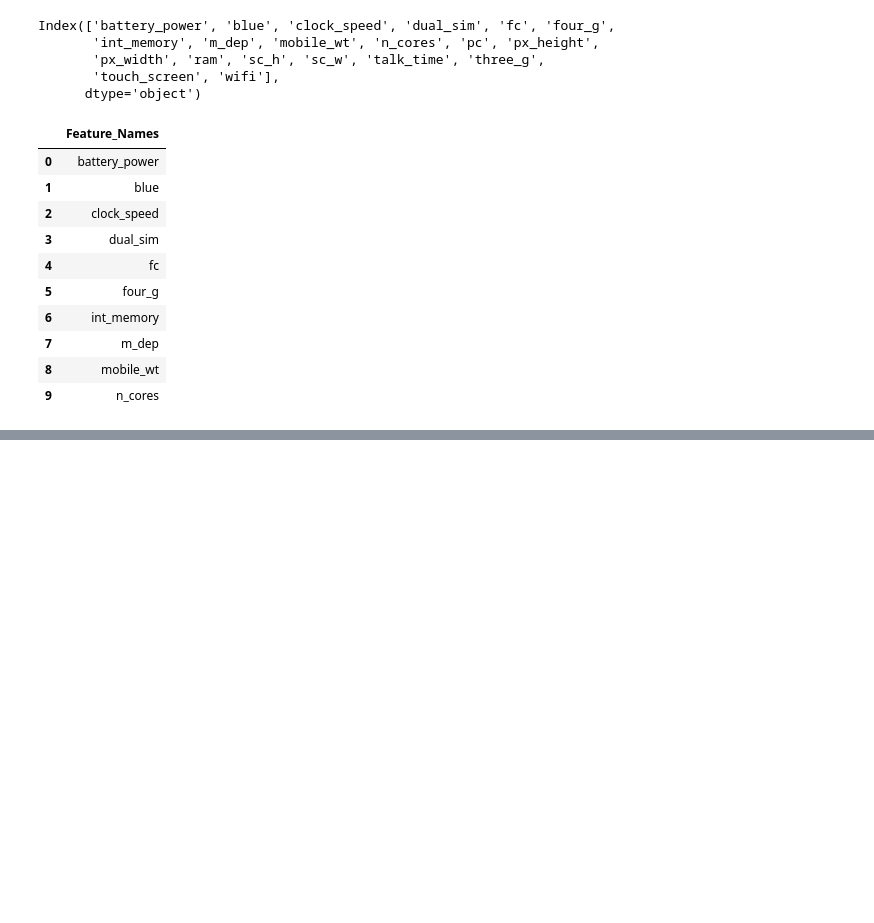
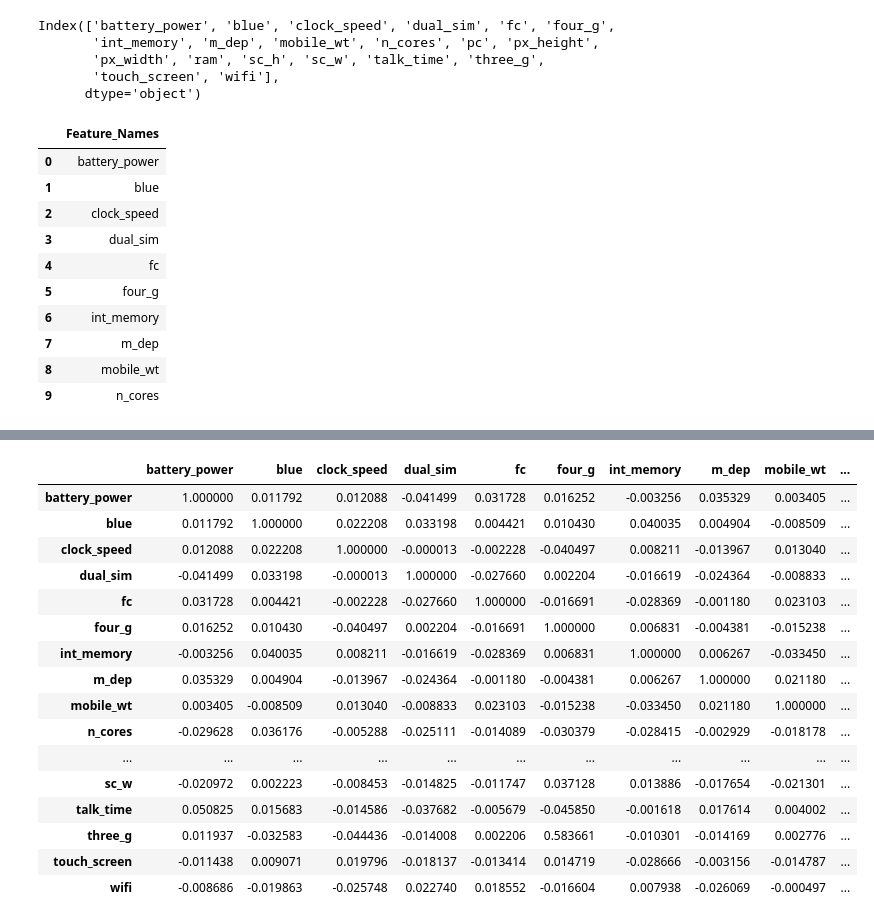
Before and after one commit to emdad8/aiquest-ml-aasassignments, a Jupyter notebook: Assignment 8 Feature Selection.ipynb, the cells around one changed output, grey strips where cells are left out. Cells and saved outputs as stored; diff of their text form; code cells hidden in the pictures; blank space fills up the shorter version.

```diff
--- a/Assignment 8 Feature Selection.ipynb
+++ b/Assignment 8 Feature Selection.ipynb
@@ -205,0 +223,21 @@ newx1.plot(kind='bar',color=['red'])
+# %%
+#x=newx
+x.corr()
+# %% [output]
+|  | battery_power | blue | clock_speed | dual_sim | fc | four_g | int_memory | m_dep | mobile_wt | ... |
+| battery_power | 1.000000 | 0.011792 | 0.012088 | -0.041499 | 0.031728 | 0.016252 | -0.003256 | 0.035329 | 0.003405 | ... |
+| blue | 0.011792 | 1.000000 | 0.022208 | 0.033198 | 0.004421 | 0.010430 | 0.040035 | 0.004904 | -0.008509 | ... |
+| clock_speed | 0.012088 | 0.022208 | 1.000000 | -0.000013 | -0.002228 | -0.040497 | 0.008211 | -0.013967 | 0.013040 | ... |
+| dual_sim | -0.041499 | 0.033198 | -0.000013 | 1.000000 | -0.027660 | 0.002204 | -0.016619 | -0.024364 | -0.008833 | ... |
+| fc | 0.031728 | 0.004421 | -0.002228 | -0.027660 | 1.000000 | -0.016691 | -0.028369 | -0.001180 | 0.023103 | ... |
+| four_g | 0.016252 | 0.010430 | -0.040497 | 0.002204 | -0.016691 | 1.000000 | 0.006831 | -0.004381 | -0.015238 | ... |
+| int_memory | -0.003256 | 0.040035 | 0.008211 | -0.016619 | -0.028369 | 0.006831 | 1.000000 | 0.006267 | -0.033450 | ... |
+| m_dep | 0.035329 | 0.004904 | -0.013967 | -0.024364 | -0.001180 | -0.004381 | 0.006267 | 1.000000 | 0.021180 | ... |
+| mobile_wt | 0.003405 | -0.008509 | 0.013040 | -0.008833 | 0.023103 | -0.015238 | -0.033450 | 0.021180 | 1.000000 | ... |
+| n_cores | -0.029628 | 0.036176 | -0.005288 | -0.025111 | -0.014089 | -0.030379 | -0.028415 | -0.002929 | -0.018178 | ... |
+| ... | ... | ... | ... | ... | ... | ... | ... | ... | ... | ... |
+| sc_w | -0.020972 | 0.002223 | -0.008453 | -0.014825 | -0.011747 | 0.037128 | 0.013886 | -0.017654 | -0.021301 | ... |
+| talk_time | 0.050825 | 0.015683 | -0.014586 | -0.037682 | -0.005679 | -0.045850 | -0.001618 | 0.017614 | 0.004002 | ... |
+| three_g | 0.011937 | -0.032583 | -0.044436 | -0.014008 | 0.002206 | 0.583661 | -0.010301 | -0.014169 | 0.002776 | ... |
+| touch_screen | -0.011438 | 0.009071 | 0.019796 | -0.018137 | -0.013414 | 0.014719 | -0.028666 | -0.003156 | -0.014787 | ... |
+| wifi | -0.008686 | -0.019863 | -0.025748 | 0.022740 | 0.018552 | -0.016604 | 0.007938 | -0.026069 | -0.000497 | ... |
```
Also changed, not shown: parts of 29 cells of this notebook.
